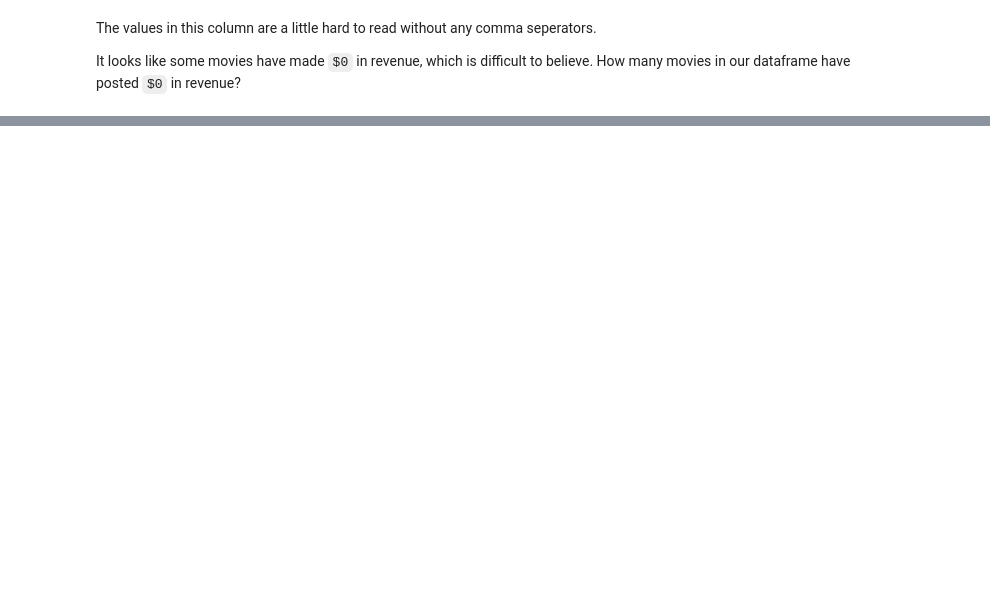
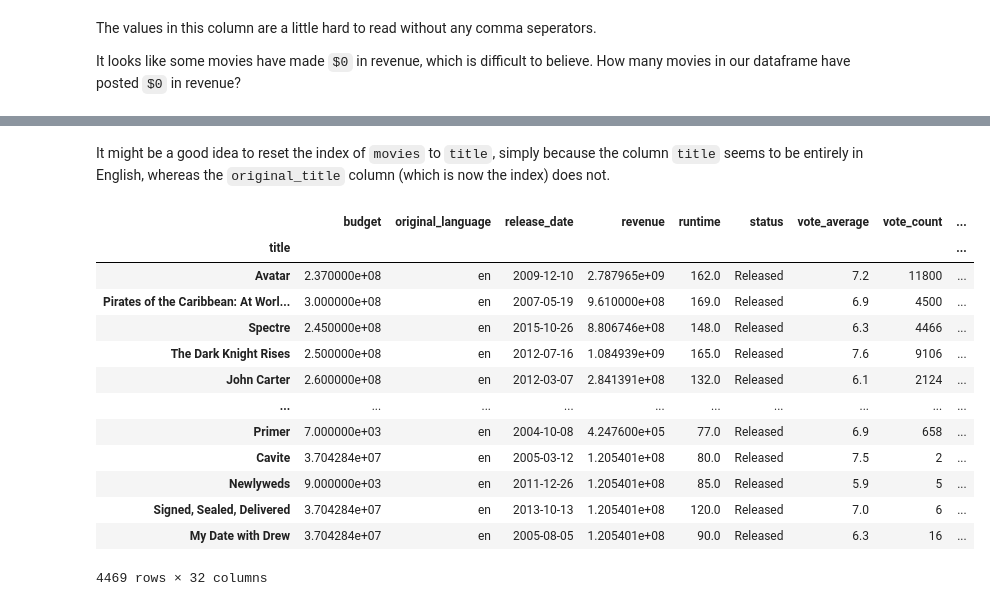
Before and after one commit to mike-laccavole/movie-recommendation-engine, a Jupyter notebook: notebooks/Movies.ipynb, the cells around one changed output, grey strips where cells are left out. Saved outputs shown, nothing was run; the diff lists cells and outputs as text; code cells hidden in the pictures; blank space fills up the shorter version.

Commit message:
Further feature engineering, mainly on columns Title, Tagline, Status, Spoken Languages, Runtime, and Revenue

```diff
--- a/notebooks/Movies.ipynb
+++ b/notebooks/Movies.ipynb
@@ -840,0 +803,9 @@ Name: release_date, Length: 4476, dtype: object
+# %%
+# Import datetime
+from datetime import datetime
+
+# Change datatype of 'release_date' column to datetime
+movies['release_date'] = pd.to_datetime(movies['release_date'])
+
+# Check work
+movies['release_date']
@@ -874,0 +949,2 @@ It worked! All movies with a revenue of `0 dollars` has now been replaced with t
+# %%
+movies.drop(columns = ['spoken_languages'], inplace = True)
@@ -874,0 +1000,3 @@ It worked! All movies with a revenue of `0 dollars` has now been replaced with t
+# %%
+# Drop the 36 movies from the dataframe whose statuses are either 'Rumored' or 'Post Production'
+movies = movies[movies['status'] == 'Released']
@@ -874,0 +1023,2 @@ It worked! All movies with a revenue of `0 dollars` has now been replaced with t
+# %%
+movies.drop(columns = ['tagline'], inplace = True)
@@ -874,0 +1121,19 @@ It worked! All movies with a revenue of `0 dollars` has now been replaced with t
+# %% [markdown]
+It might be a good idea to reset the index of `movies` to `title`, simply because the column `title` seems to be entirely in English, whereas the `original_title` column (which is now the index) does not.
+# %%
+movies.set_index('title')
+# %% [output]
+|  | budget | original_language | release_date | revenue | runtime | status | vote_average | vote_count | ... |
+| title |  |  |  |  |  |  |  |  | ... |
+| Avatar | 2.370000e+08 | en | 2009-12-10 | 2.787965e+09 | 162.0 | Released | 7.2 | 11800 | ... |
+| Pirates of the Caribbean: At Worl... | 3.000000e+08 | en | 2007-05-19 | 9.610000e+08 | 169.0 | Released | 6.9 | 4500 | ... |
+| Spectre | 2.450000e+08 | en | 2015-10-26 | 8.806746e+08 | 148.0 | Released | 6.3 | 4466 | ... |
+| The Dark Knight Rises | 2.500000e+08 | en | 2012-07-16 | 1.084939e+09 | 165.0 | Released | 7.6 | 9106 | ... |
+| John Carter | 2.600000e+08 | en | 2012-03-07 | 2.841391e+08 | 132.0 | Released | 6.1 | 2124 | ... |
+| ... | ... | ... | ... | ... | ... | ... | ... | ... | ... |
+| Primer | 7.000000e+03 | en | 2004-10-08 | 4.247600e+05 | 77.0 | Released | 6.9 | 658 | ... |
+| Cavite | 3.704284e+07 | en | 2005-03-12 | 1.205401e+08 | 80.0 | Released | 7.5 | 2 | ... |
+| Newlyweds | 9.000000e+03 | en | 2011-12-26 | 1.205401e+08 | 85.0 | Released | 5.9 | 5 | ... |
+| Signed, Sealed, Delivered | 3.704284e+07 | en | 2013-10-13 | 1.205401e+08 | 120.0 | Released | 7.0 | 6 | ... |
+| My Date with Drew | 3.704284e+07 | en | 2005-08-05 | 1.205401e+08 | 90.0 | Released | 6.3 | 16 | ... |
+4469 rows × 32 columns
```
Also changed, not shown: parts of 45 cells of this notebook.
